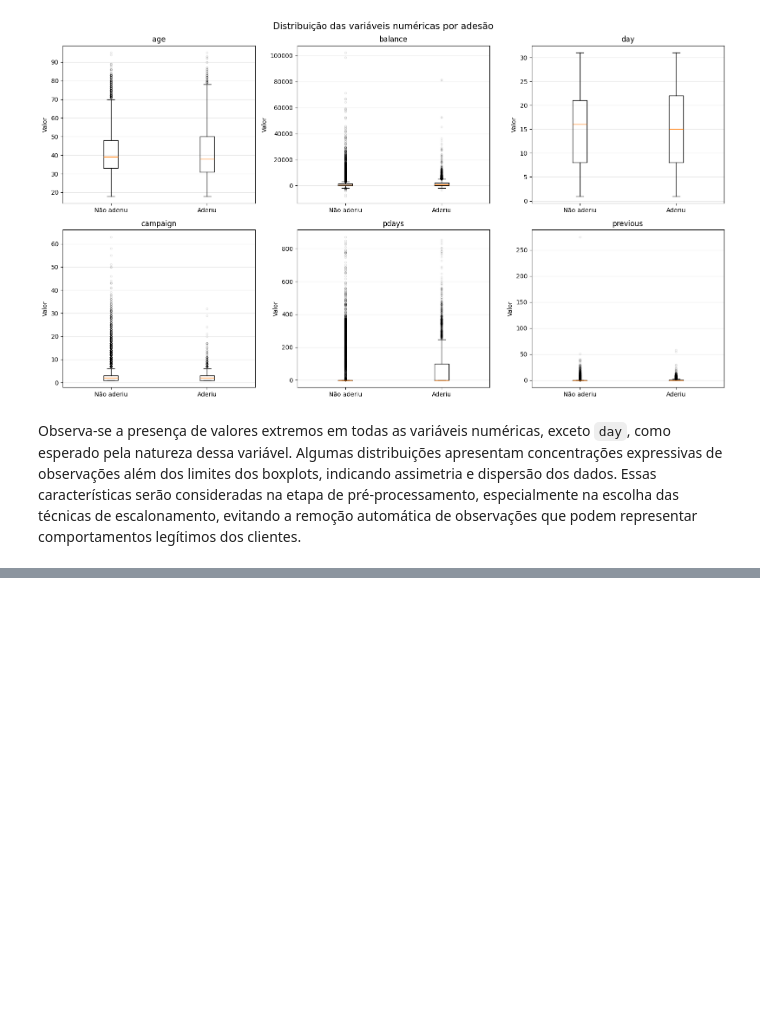
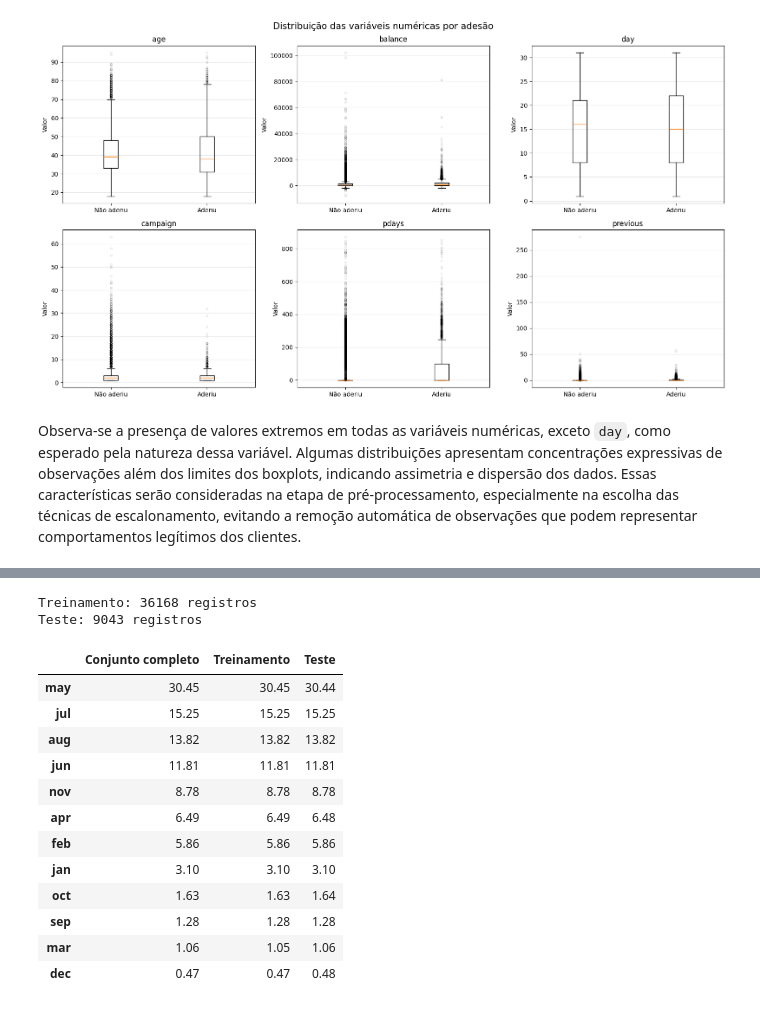
Before and after one commit to da-silva-d-w/ML_and_DS_Projects, a Jupyter notebook: Bank_Marketing/desenvolvimento.ipynb, the cells around one changed output, grey strips where cells are left out. Drawn from its saved outputs; the diff is of its cells as text; code cells hidden in the pictures; blank space fills up the shorter version.

```diff
--- a/Bank_Marketing/desenvolvimento.ipynb
+++ b/Bank_Marketing/desenvolvimento.ipynb
@@ -496,0 +576,49 @@ Observa-se a presença de valores extremos em todas as variáveis numéricas, ex
+# %%
+# Separação entre atributos e variável-alvo
+
+from sklearn.model_selection import train_test_split
+
+# Vamos fazer uma estratificação conjunta por mês e variável-alvo
+# O motivo é que a taxa de adesão varia bastante entre os meses.
+# Por exemplo, março apresentou aproximadamente 52% de adesão, enquanto maio apresentou apenas 6,72%.
+# Portanto, vamos tentar garantir que esse comportamento aconteça em ambos os conjuntos
+stratify_col = df['month'].astype(str) + '_' + df['y']
+
+X_train, X_test, y_train, y_test = train_test_split(
+    X,
+    y,
+    test_size=0.2,
+    stratify=stratify_col,
+    random_state=0
+)
+
+print(f'Treinamento: {X_train.shape[0]} registros')
+print(f'Teste: {X_test.shape[0]} registros')
+# %% [output]
+Treinamento: 36168 registros
+Teste: 9043 registros
+# %%
+# Verificação da distribuição das classes e meses
+# Vamos confirmar se o balanceamento relativo foi preservado nos dois conjuntos
+
+month_distribution = pd.DataFrame({
+    'Conjunto completo': df['month'].value_counts(normalize=True) * 100,
+    'Treinamento': X_train['month'].value_counts(normalize=True) * 100,
+    'Teste': X_test['month'].value_counts(normalize=True) * 100
+})
+
+display(month_distribution.round(2))
+# %% [output]
+|  | Conjunto completo | Treinamento | Teste |
+| may | 30.45 | 30.45 | 30.44 |
+| jul | 15.25 | 15.25 | 15.25 |
+| aug | 13.82 | 13.82 | 13.82 |
+| jun | 11.81 | 11.81 | 11.81 |
+| nov | 8.78 | 8.78 | 8.78 |
+| apr | 6.49 | 6.49 | 6.48 |
+| feb | 5.86 | 5.86 | 5.86 |
+| jan | 3.10 | 3.10 | 3.10 |
+| oct | 1.63 | 1.63 | 1.64 |
+| sep | 1.28 | 1.28 | 1.28 |
+| mar | 1.06 | 1.05 | 1.06 |
+| dec | 0.47 | 0.47 | 0.48 |
```
Also changed, not shown: parts of 6 cells of this notebook.
